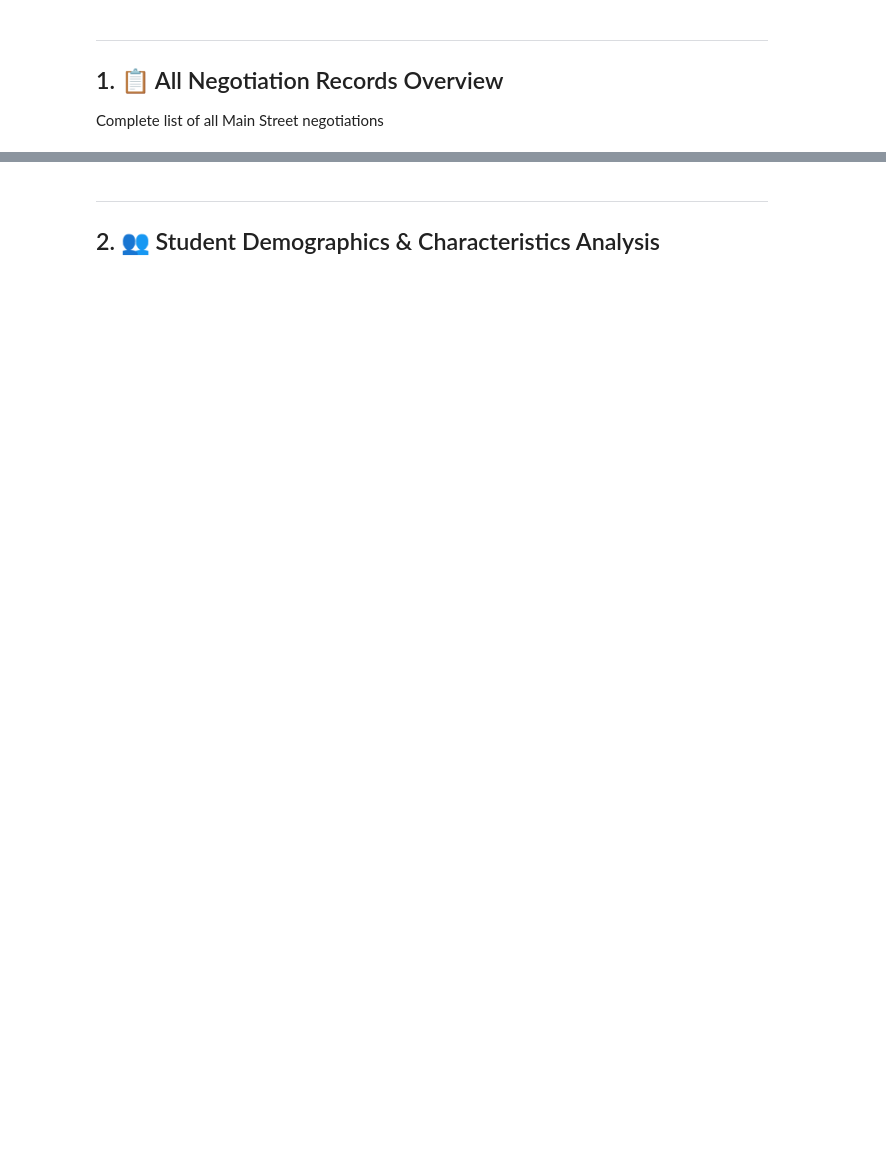
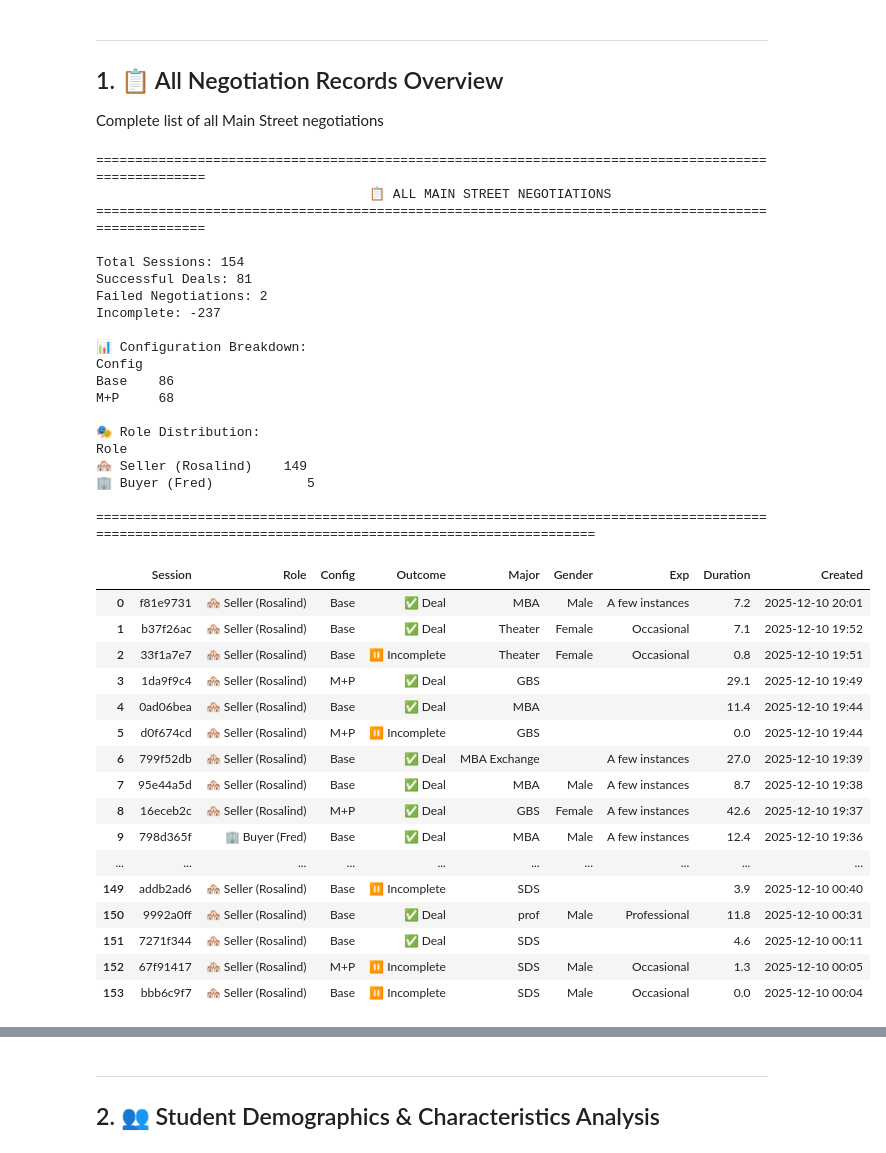
Before and after one commit to Sasha-Cui/negotiation-backend, a Jupyter notebook: main_street_analysis.ipynb, the cells around one changed output, grey strips where cells are left out. Drawn from its saved outputs; the diff is of its cells as text; code cells hidden in the pictures; blank space fills up the shorter version.

```diff
--- a/main_street_analysis.ipynb
+++ b/main_street_analysis.ipynb
@@ -26,7 +26,7 @@ import warnings
 warnings.filterwarnings('ignore')
 
 # ==================== CONFIGURATION ====================
-DB_PATH = "negotiations.db"  # ⚠️ CHANGE THIS TO YOUR DATABASE PATH
+DB_PATH = "negotiations_mainst.db"  # ⚠️ CHANGE THIS TO YOUR DATABASE PATH
 SCENARIO_FILTER = "Main_Street"  # Focus on Main Street scenario
 
 conn = sqlite3.connect(DB_PATH)
@@ -35,3 +38,11 @@ print(f"🎯 Analyzing scenario: {SCENARIO_FILTER}")
+# %%
+# 在 df_all = pd.read_sql_query(query_all, conn) 之前添加：
+
+# ==================== PANDAS DISPLAY SETTINGS ====================
+pd.set_option('display.max_rows', None)  # 显示所有行
+pd.set_option('display.max_columns', None)  # 显示所有列
+pd.set_option('display.width', None)  # 自动调整宽度
+pd.set_option('display.max_colwidth', 50)  # 列内容最大宽度
 # %%
 # Helper Functions
 def safe_json_load(json_str):
@@ -92,7 +105,10 @@ SELECT
     updated_at,
     major,
     gender,
-    negotiation_experience
+    negotiation_experience,
+    transcript,
+    student_deal_json,
+    ai_deal_json
 FROM negotiation_sessions
 WHERE scenario_name = '{SCENARIO_FILTER}'
 ORDER BY created_at DESC
@@ -107,31 +123,75 @@ df_all['Outcome'] = df_all.apply(lambda r:
     '✅ Deal' if r['deal_reached']
     else '❌ Failed' if r['deal_failed']
     else '⏸️ Incomplete', axis=1)
 
 df_all['Role'] = df_all['student_role'].map({
     'side1': '🏢 Buyer (Fred)',
     'side2': '🏘️ Seller (Rosalind)'
 })
 
 print_header("📋 ALL MAIN STREET NEGOTIATIONS")
 print(f"Total Sessions: {len(df_all)}")
 print(f"Successful Deals: {df_all['deal_reached'].sum()}")
 print(f"Failed Negotiations: {df_all['deal_failed'].sum()}")
 print(f"Incomplete: {(~df_all['deal_reached'] & ~df_all['deal_failed']).sum()}")
 
 print(f"\n📊 Configuration Breakdown:")
 print(df_all['Config'].value_counts().to_string())
 
 print(f"\n🎭 Role Distribution:")
 print(df_all['Role'].value_counts().to_string())
 
 # Display table
 display_df = df_all[[
     'session_id', 'Role', 'Config', 'Outcome',
+    'major', 'gender', 'negotiation_experience',
     'Duration (min)', 'created_at'
 ]].copy()
+
 display_df['session_id'] = display_df['session_id'].str[:8]
 display_df['created_at'] = pd.to_datetime(display_df['created_at']).dt.strftime('%Y-%m-%d %H:%M')
+display_df['Duration (min)'] = display_df['Duration (min)'].round(1)
 
-print("\n" + "="*100)
+
+display_df.columns = ['Session', 'Role', 'Config', 'Outcome', 'Major', 'Gender', 'Exp', 'Duration', 'Created']
+
+print("\n" + "="*150)
 display(display_df)
+# %% [output]
+====================================================================================================
+                                   📋 ALL MAIN STREET NEGOTIATIONS
+====================================================================================================
+
+Total Sessions: 154
+Successful Deals: 81
+Failed Negotiations: 2
+Incomplete: -237
+
+📊 Configuration Breakdown:
+Config
+Base    86
+M+P     68
+
+🎭 Role Distribution:
+Role
+🏘️ Seller (Rosalind)    149
+🏢 Buyer (Fred)            5
+
+======================================================================================================================================================
+|  | Session | Role | Config | Outcome | Major | Gender | Exp | Duration | Created |
+| 0 | f81e9731 | 🏘️ Seller (Rosalind) | Base | ✅ Deal | MBA | Male | A few instances | 7.2 | 2025-12-10 20:01 |
+| 1 | b37f26ac | 🏘️ Seller (Rosalind) | Base | ✅ Deal | Theater | Female | Occasional | 7.1 | 2025-12-10 19:52 |
+| 2 | 33f1a7e7 | 🏘️ Seller (Rosalind) | Base | ⏸️ Incomplete | Theater | Female | Occasional | 0.8 | 2025-12-10 19:51 |
+| 3 | 1da9f9c4 | 🏘️ Seller (Rosalind) | M+P | ✅ Deal | GBS |  |  | 29.1 | 2025-12-10 19:49 |
+| 4 | 0ad06bea | 🏘️ Seller (Rosalind) | Base | ✅ Deal | MBA |  |  | 11.4 | 2025-12-10 19:44 |
+| 5 | d0f674cd | 🏘️ Seller (Rosalind) | M+P | ⏸️ Incomplete | GBS |  |  | 0.0 | 2025-12-10 19:44 |
+| 6 | 799f52db | 🏘️ Seller (Rosalind) | Base | ✅ Deal | MBA Exchange |  | A few instances | 27.0 | 2025-12-10 19:39 |
+| 7 | 95e44a5d | 🏘️ Seller (Rosalind) | Base | ✅ Deal | MBA | Male | A few instances | 8.7 | 2025-12-10 19:38 |
+| 8 | 16eceb2c | 🏘️ Seller (Rosalind) | M+P | ✅ Deal | GBS | Female | A few instances | 42.6 | 2025-12-10 19:37 |
+| 9 | 798d365f | 🏢 Buyer (Fred) | Base | ✅ Deal | MBA | Male | A few instances | 12.4 | 2025-12-10 19:36 |
+| ... | ... | ... | ... | ... | ... | ... | ... | ... | ... |
+| 149 | addb2ad6 | 🏘️ Seller (Rosalind) | Base | ⏸️ Incomplete | SDS |  |  | 3.9 | 2025-12-10 00:40 |
+| 150 | 9992a0ff | 🏘️ Seller (Rosalind) | Base | ✅ Deal | prof | Male | Professional | 11.8 | 2025-12-10 00:31 |
+| 151 | 7271f344 | 🏘️ Seller (Rosalind) | Base | ✅ Deal | SDS |  |  | 4.6 | 2025-12-10 00:11 |
+| 152 | 67f91417 | 🏘️ Seller (Rosalind) | M+P | ⏸️ Incomplete | SDS | Male | Occasional | 1.3 | 2025-12-10 00:05 |
+| 153 | bbb6c9f7 | 🏘️ Seller (Rosalind) | Base | ⏸️ Incomplete | SDS | Male | Occasional | 0.0 | 2025-12-10 00:04 |
```
Also changed, not shown: parts of 16 cells of this notebook, 3 other files.
